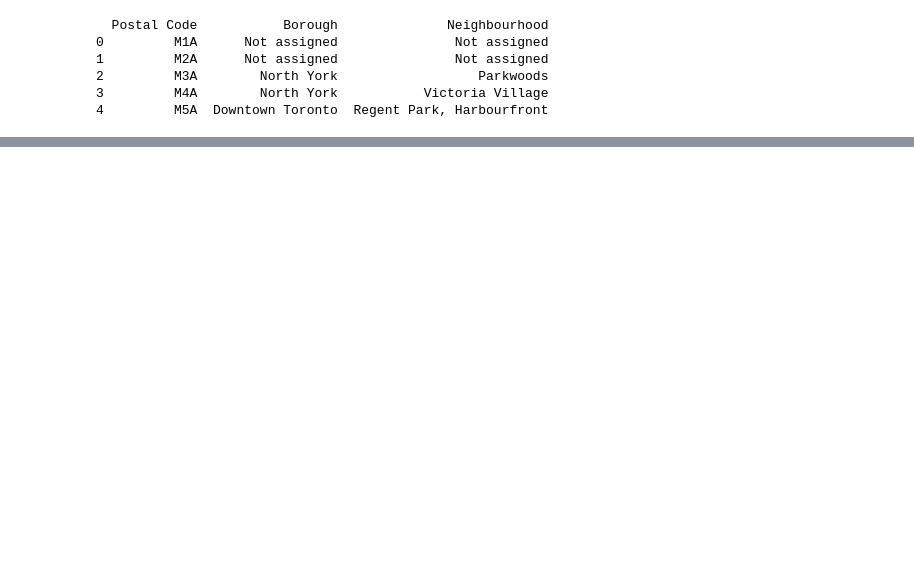
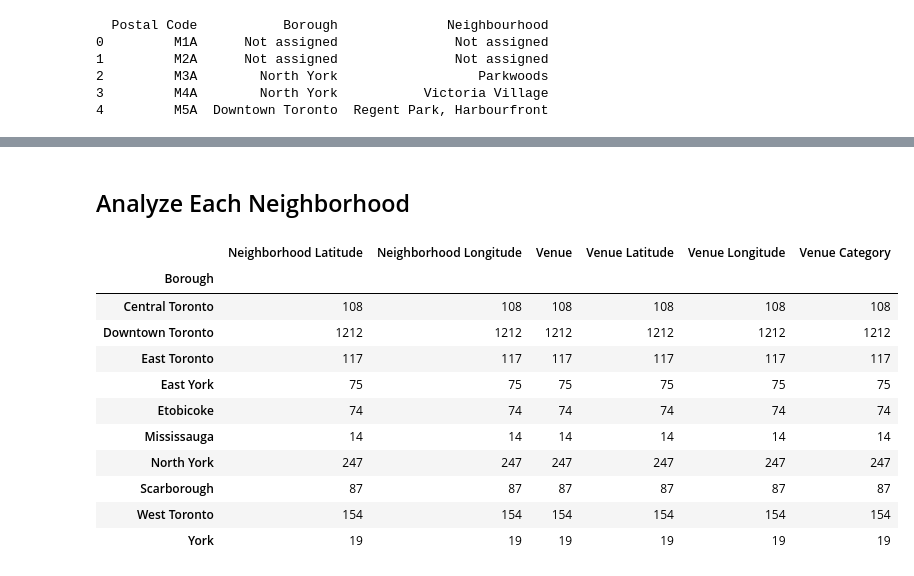
Before and after one commit to SangeethaChinnan/Coursera_Capstone, a Jupyter notebook: Segmenting and Clustering Neighborhoods in Toronto.ipynb, the cells around one changed output, grey strips where cells are left out. Drawn from its saved outputs; the diff is of its cells as text; code cells hidden in the pictures; blank space fills up the shorter version.

```diff
--- a/Segmenting and Clustering Neighborhoods in Toronto.ipynb
+++ b/Segmenting and Clustering Neighborhoods in Toronto.ipynb
@@ -53,0 +194,17 @@ print(df.head())
+# %%
+
+# add markers to map
+for lat, lng, borough,postalcode in zip(toronto_postal['Latitude'], toronto_postal['Longitude'], toronto_postal['Borough'],toronto_postal['PostalCode']):
+    label = '{}, {}'.format(borough,postalcode)
+    label = folium.Popup(label, parse_html=True)
+    folium.CircleMarker(
+        [lat, lng],
+        radius=5,
+        popup=label,
+        color='blue',
+        fill=True,
+        fill_color='#3186cc',
+        fill_opacity=0.7,
+        parse_html=False).add_to(map_toronto)
+
+map_toronto
@@ -53,0 +323,17 @@ print(df.head())
+# %% [markdown]
+## Analyze Each Neighborhood
+# %%
+toronto_venues.groupby('Borough').count()
+# %% [output]
+|  | Neighborhood Latitude | Neighborhood Longitude | Venue | Venue Latitude | Venue Longitude | Venue Category |
+| Borough |  |  |  |  |  |  |
+| Central Toronto | 108 | 108 | 108 | 108 | 108 | 108 |
+| Downtown Toronto | 1212 | 1212 | 1212 | 1212 | 1212 | 1212 |
+| East Toronto | 117 | 117 | 117 | 117 | 117 | 117 |
+| East York | 75 | 75 | 75 | 75 | 75 | 75 |
+| Etobicoke | 74 | 74 | 74 | 74 | 74 | 74 |
+| Mississauga | 14 | 14 | 14 | 14 | 14 | 14 |
+| North York | 247 | 247 | 247 | 247 | 247 | 247 |
+| Scarborough | 87 | 87 | 87 | 87 | 87 | 87 |
+| West Toronto | 154 | 154 | 154 | 154 | 154 | 154 |
+| York | 19 | 19 | 19 | 19 | 19 | 19 |
```
Also changed, not shown: parts of 52 cells of this notebook.
